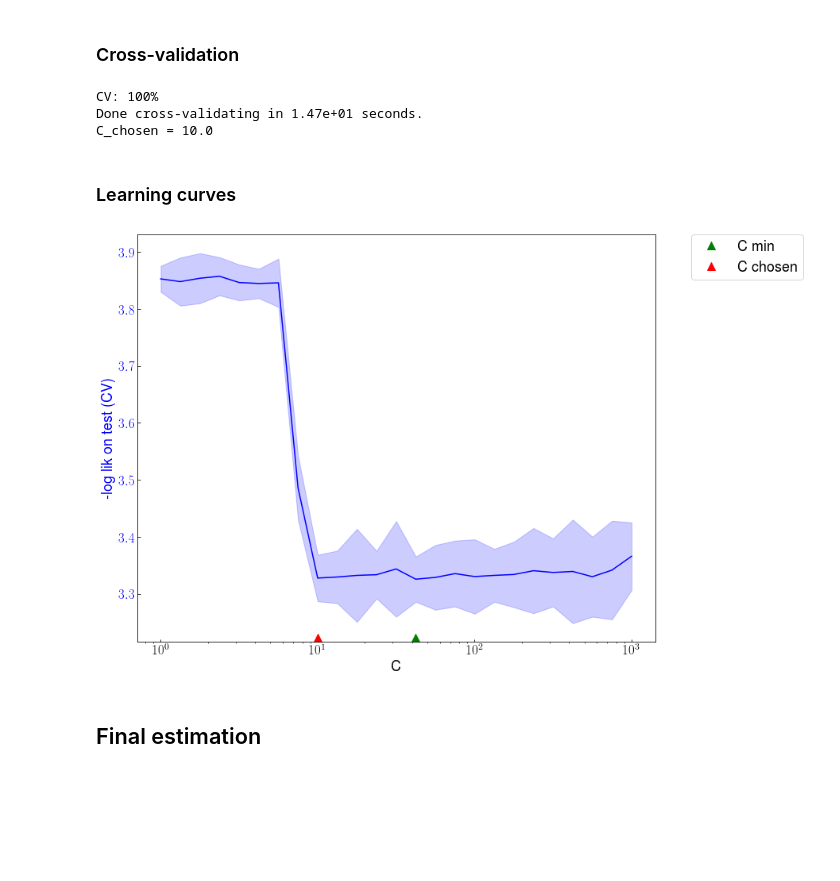
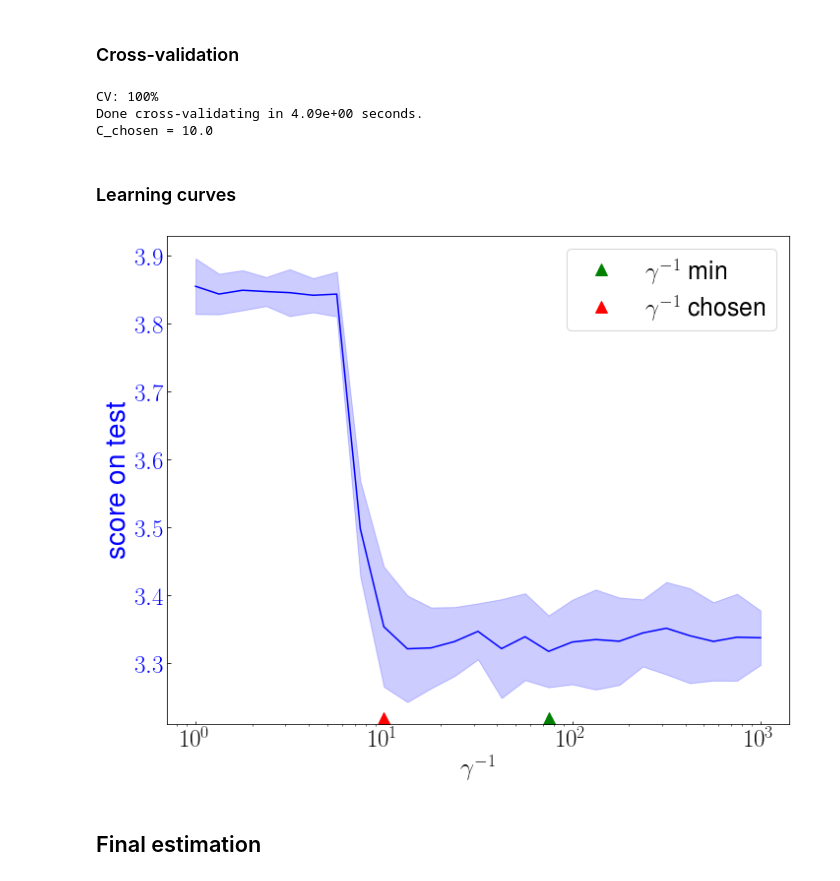
Before and after one commit to SimonBussy/binacox, a Jupyter notebook: tutorial.ipynb, the cells around one changed output. Drawn from its saved outputs; the diff is of its cells as text; code cells hidden in the pictures; blank space fills up the shorter version.

```diff
--- a/tutorial.ipynb
+++ b/tutorial.ipynb
@@ -126,8 +128,9 @@ tic = time()
 for i, C in enumerate(grid_C):
     stdout.write("\rCV: %d%%" % ((i + 1) * 100 / grid_size))
     stdout.flush()
-    scores_cv.loc[i] = compute_score(learner, X, X_bin, Y, delta, blocks_start,
-                                     blocks_length, boundaries, C, n_folds, scoring="log_lik_refit")
+    scores = compute_score(learner, X, X_bin, Y, delta, blocks_start,
+                           blocks_length, boundaries, C, n_folds)
+    scores_cv.loc[i] = scores[0:2]
 tac = time()
 idx_min = scores_cv.ll_test.argmin()
 C_best = grid_C[idx_min]
@@ -138,38 +141,38 @@ print("\nDone cross-validating in %.2e seconds." % (tac - tic))
 print("C_chosen = %.1f" % C_chosen)
 # %% [output]
 CV: 100%
-Done cross-validating in 1.47e+01 seconds.
+Done cross-validating in 4.09e+00 seconds.
 C_chosen = 10.0
 # %% [markdown]
 ### Learning curves
 # %%
 def color_y_axis(ax, color):
     for t in ax.get_yticklabels():
         t.set_color(color)
 
 fig = pl.figure(figsize=(10, 8))
 ax = fig.add_subplot(111)
 eps = scores_cv.test_std / np.sqrt(n_folds) * 1.96
-pl.plot(grid_C, scores_cv.ll_test, color='b', label='')
-pl.fill_between(grid_C,  scores_cv.ll_test - eps,
+ax.plot(grid_C, scores_cv.ll_test, color='b', label='')
+ax.fill_between(grid_C,  scores_cv.ll_test - eps,
                 scores_cv.ll_test + eps,  color='b', alpha=0.2)
 color_y_axis(ax, 'b')
-ax.set_ylabel('-log lik on test (CV)', fontsize=18, color='b')
+ax.set_ylabel('score on test', fontsize=28, color='b')
 ax.tick_params(axis='both', which='major', direction='in',
-               labelsize=17)
+               labelsize=25)
+
 y_min, y_max = ax.get_ylim()
 ax.set_ylim([y_min, y_max])
-ax.plot(C_best, y_min, 'g^', ms=20, label='C min')
-ax.plot(C_chosen, y_min, 'r^', ms=20, label='C chosen')
-ax.legend(bbox_to_anchor=(1.07, 1), loc=2,borderaxespad=0.,
-          numpoints=1, markerscale=.5, fontsize=18)
-ax.set_xlabel('C', fontsize=18)
+ax.plot(C_best, y_min, 'g^', ms=25, label=r'$\gamma^{-1}$ min')
+ax.plot(C_chosen, y_min, 'r^', ms=25, label=r'$\gamma^{-1}$ chosen')
+ax.legend(markerscale=.5, fontsize=25)
+ax.set_xlabel('$\gamma^{-1}$', fontsize=25)
 pl.xscale('log')
 pl.tight_layout()
 pl.savefig('./figures/cv.pdf', bbox_inches='tight')
 pl.show()
 # %% [output]
-[figure, old version]
+[figure, new version]
 # %% [markdown]
 ## Final estimation
 # %%
```
Also changed, not shown: parts of 11 cells of this notebook, 17 other files.
